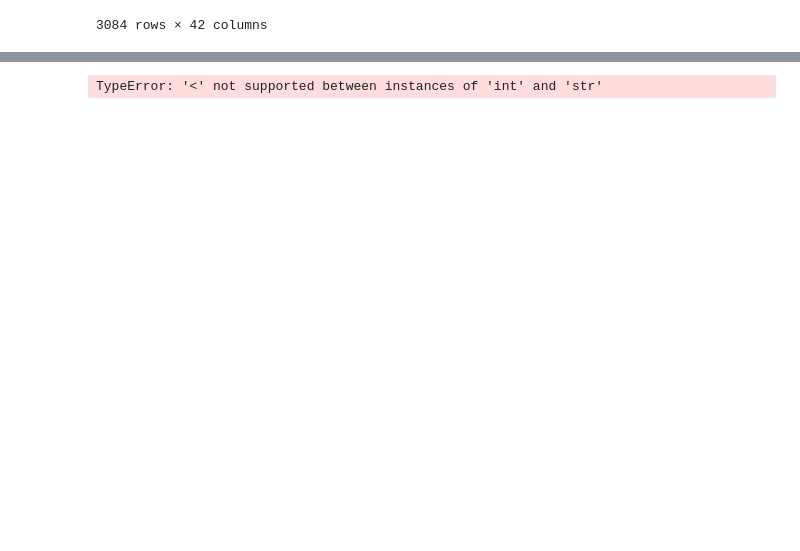
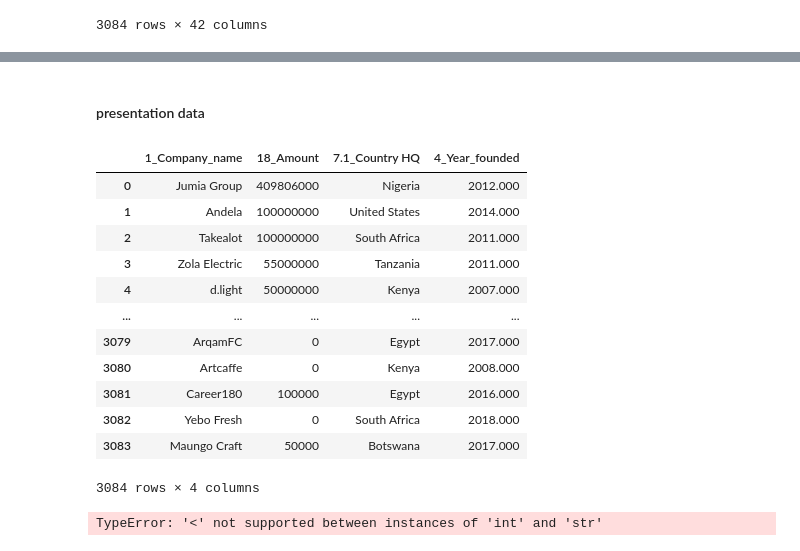
Before and after one commit to masete/Digest-Africa, a Jupyter notebook: Initial model/company.ipynb, the cells around one changed output, grey strips where cells are left out. Drawn from its saved outputs; the diff is of its cells as text; code cells hidden in the pictures; blank space fills up the shorter version.

Commit message:
pres data

```diff
--- a/Initial model/company.ipynb
+++ b/Initial model/company.ipynb
@@ -596,0 +613,20 @@ company_funding_df = df[['1_Company_name', '18_Amount']]
+# %% [markdown]
+#### presentation data
+# %%
+Presentation_comp_data = df[['1_Company_name', '18_Amount','7.1_Country HQ','4_Year_founded']]
+# %%
+Presentation_comp_data
+# %% [output]
+|  | 1_Company_name | 18_Amount | 7.1_Country HQ | 4_Year_founded |
+| 0 | Jumia Group | 409806000 | Nigeria | 2012.000 |
+| 1 | Andela | 100000000 | United States | 2014.000 |
+| 2 | Takealot | 100000000 | South Africa | 2011.000 |
+| 3 | Zola Electric | 55000000 | Tanzania | 2011.000 |
+| 4 | d.light | 50000000 | Kenya | 2007.000 |
+| ... | ... | ... | ... | ... |
+| 3079 | ArqamFC | 0 | Egypt | 2017.000 |
+| 3080 | Artcaffe | 0 | Kenya | 2008.000 |
+| 3081 | Career180 | 100000 | Egypt | 2016.000 |
+| 3082 | Yebo Fresh | 0 | South Africa | 2018.000 |
+| 3083 | Maungo Craft | 50000 | Botswana | 2017.000 |
+3084 rows × 4 columns
```
Also changed, not shown: parts of 2 cells of this notebook.
